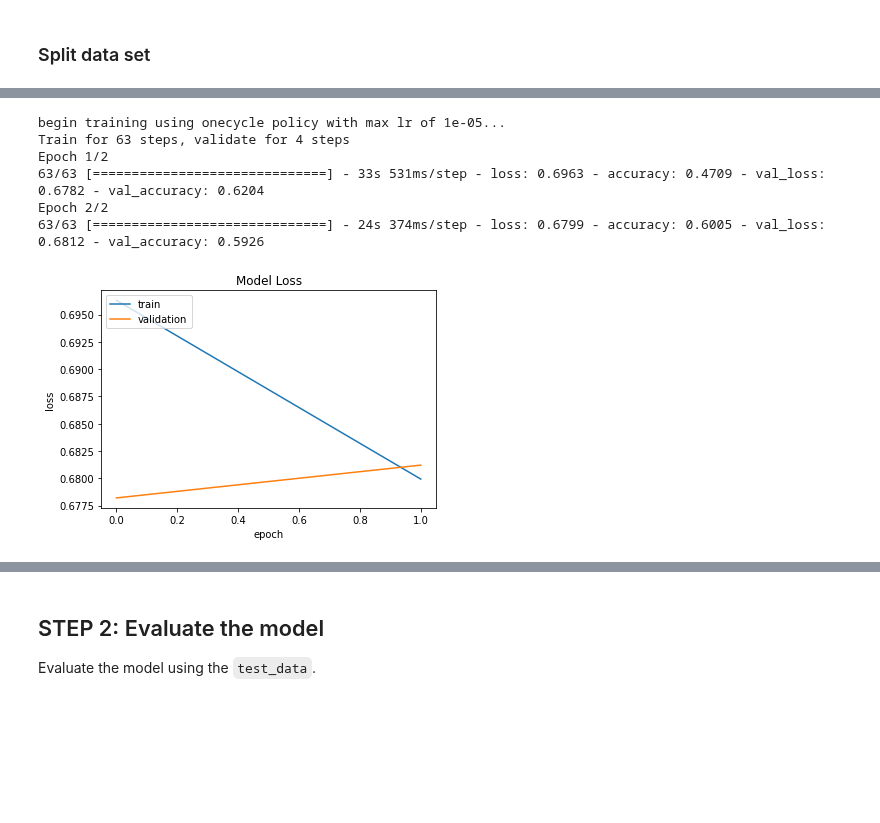
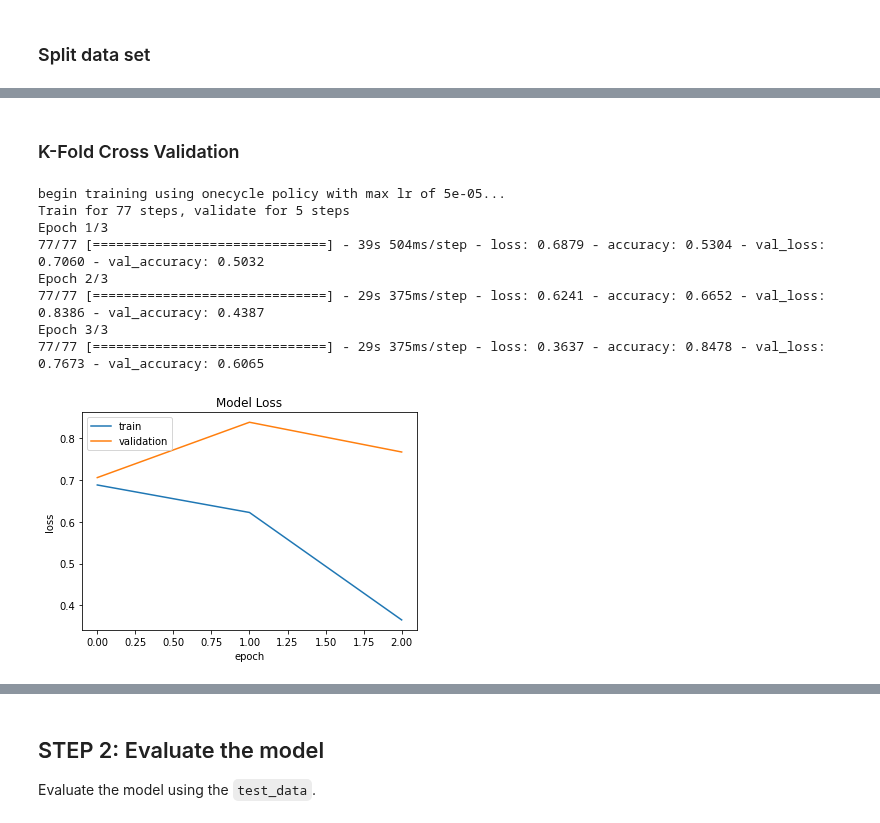
Before and after one commit to HaaLeo/vague-requirements-scripts, a Jupyter notebook: colab-notebooks/BERT.ipynb, the cells around one changed output, grey strips where cells are left out. Cells and saved outputs as stored; diff of their text form; code cells hidden in the pictures; blank space fills up the shorter version.

Commit message:
Start implementation of k-fold cross validation

```diff
--- a/colab-notebooks/BERT.ipynb
+++ b/colab-notebooks/BERT.ipynb
@@ -55,8 +53,9 @@ RANDOM_STATE = 1  #@param {type:"integer"}
 
 RESAMPLING_STRATEGY = 'random_downsampling'#@param ["random_downsampling", "random_upsampling"]
 
-LEARNING_RATE = 1e-5 #@param {type:"number"}
-EPOCHS = 2 #@param {type:"integer"}
+KFOLD_SPLITS = 10 #@param {type:"integer"}
+LEARNING_RATE = 5e-5 #@param {type:"number"}
+EPOCHS = 3 #@param {type:"integer"}
 MODEL_NAME = 'distilbert-base-uncased' #@param {type:"string"}
 MAX_LEN = 256 #@param {type:"integer"}
 BATCH_SIZE = 6 #@param {type:"integer"}
@@ -286,21 +286,34 @@ learner = ktrain.get_learner(model, train_data=train_data, val_data=val_data, ba
+# %% [markdown]
+### K-Fold Cross Validation
 # %%
 from datetime import datetime
 from pytz import timezone
+from sklearn.model_selection import KFold
 
 # For every triggered fitting run create a new directory where the results will be saved
 now = datetime.now(timezone('Europe/Berlin'))
 result_dir = f'/content/drive/My Drive/runs/{now.strftime("%Y-%m-%d/%H-%M-%S")}'
 
-# Fit the model
-learning_history = learner.fit_onecycle(LEARNING_RATE, EPOCHS).history
-learner.plot('loss')
+# Cerate k folds
+kfold_df, test_df = train_test_split(df, test_size=TRAIN_VAL_TEST_PROPORTION[2], random_state=RANDOM_STATE, stratify=df['majority_label'])
+
+kfold = KFold(n_splits=KFOLD_SPLITS, shuffle=True, random_state=RANDOM_STATE)
+for train_idx, val_idx in kfold.split(df):
+    train_df = df.iloc[train_idx]
+    val_df = df.iloc[val_idx]
+
+    # Fit the model
+    learning_history = learner.fit_onecycle(LEARNING_RATE, EPOCHS).history
+    learner.plot('loss')
 
 LOGGER.info('Successfully trained model.')
 # %% [output]
-begin training using onecycle policy with max lr of 1e-05...
-Train for 63 steps, validate for 4 steps
-Epoch 1/2
-63/63 [==============================] - 33s 531ms/step - loss: 0.6963 - accuracy: 0.4709 - val_loss: 0.6782 - val_accuracy: 0.6204
-Epoch 2/2
-63/63 [==============================] - 24s 374ms/step - loss: 0.6799 - accuracy: 0.6005 - val_loss: 0.6812 - val_accuracy: 0.5926
+begin training using onecycle policy with max lr of 5e-05...
+Train for 77 steps, validate for 5 steps
+Epoch 1/3
+77/77 [==============================] - 39s 504ms/step - loss: 0.6879 - accuracy: 0.5304 - val_loss: 0.7060 - val_accuracy: 0.5032
+Epoch 2/3
+77/77 [==============================] - 29s 375ms/step - loss: 0.6241 - accuracy: 0.6652 - val_loss: 0.8386 - val_accuracy: 0.4387
+Epoch 3/3
+77/77 [==============================] - 29s 375ms/step - loss: 0.3637 - accuracy: 0.8478 - val_loss: 0.7673 - val_accuracy: 0.6065
-[figure, old version]
+[figure, new version]
```
Also changed, not shown: parts of 12 cells of this notebook.
